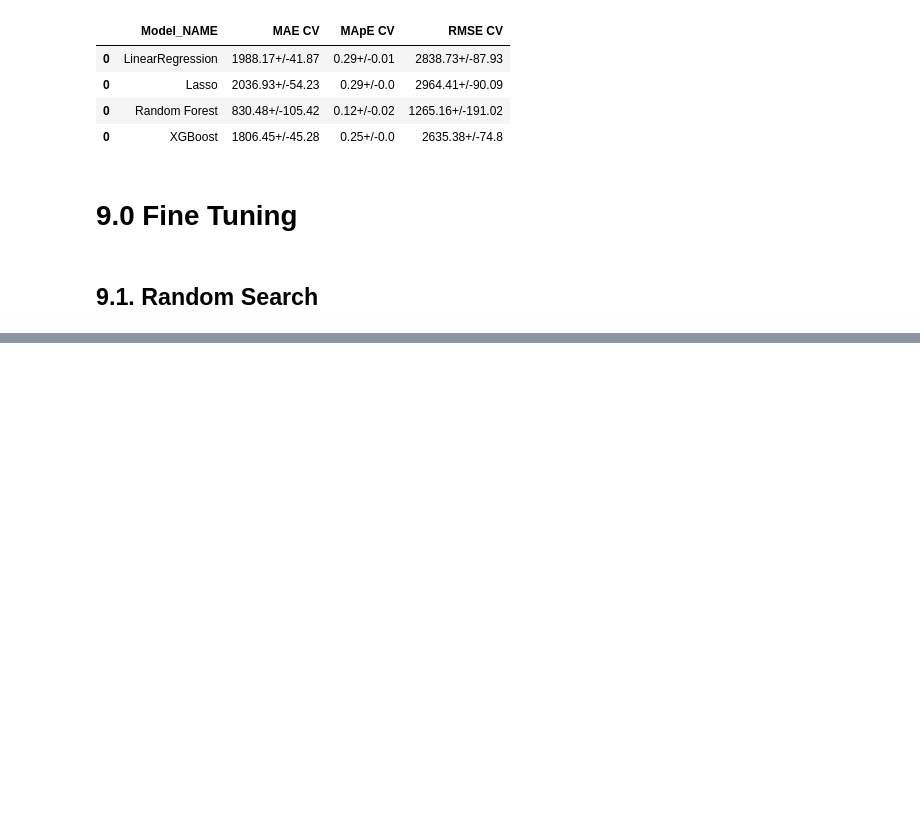
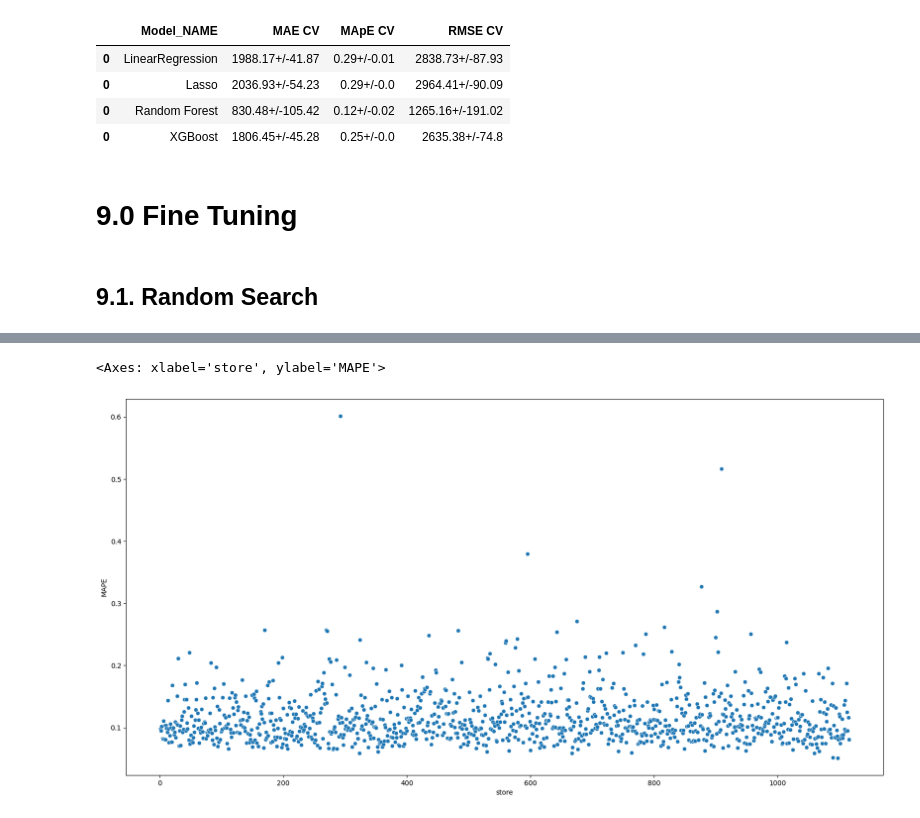
Before and after one commit to thiago-vale/ds-em-producao, a Jupyter notebook: notebooks/store-sales-ŕedictions.ipynb, the cells around one changed output, grey strips where cells are left out. Saved outputs shown, nothing was run; the diff lists cells and outputs as text; code cells hidden in the pictures; blank space fills up the shorter version.

```diff
--- a/notebooks/store-sales-ŕedictions.ipynb
+++ b/notebooks/store-sales-ŕedictions.ipynb
@@ -1388,19 +1419,19 @@ MAX_EVAL = 2
 # %%
 model_xgb_tuned = xgb.XGBRegressor(
                         objective='reg:squarederror',
-                        n_estimators=hp['n_estimators'],
-                        eta=hp['eta'],
-                        max_depth=hp['max_depth'],
-                        subsample=hp['subsample'],
-                        colsample_bytee=hp['colsample_bytee'],
-                        n_jobs=hp['n_jobs'],
-                        min_child_weight=hp['min_child_weight'],
+                        n_estimators=param_tuned['n_estimators'],
+                        eta=param_tuned['eta'],
+                        max_depth=param_tuned['max_depth'],
+                        subsample=param_tuned['subsample'],
+                        colsample_bytee=param_tuned['colsample_bytee'],
+                        n_jobs=param_tuned['n_jobs'],
+                        min_child_weight=param_tuned['min_child_weight'],
                         random_state=42 ).fit( x_train, y_train )
 
 # prediction
 yhat_xgb_tuned = model_xgb_tuned.predict( x_test )
 
-result_xgb_tuned = ml_error(" XGBoost Regressor", np.exprm1( y_test) , np.exprm1( yhat_xgb_tuned ))
+result_xgb_tuned = ml_error(" XGBoost Regressor", np.expm1( y_test) , np.expm1( yhat_xgb_tuned ))
 
 result_xgb_tuned
 # %% [output]
@@ -1407,0 +1444,5 @@ AttributeError: module 'pandas' has no attribute 'Dataframe'
+# %%
+df9 = X_test[ cols_selected_boruta_full ]
+
+df9['sales'] = np.expm1( df9['sales'] )
+df9['predictions'] = np.expm1 ( yhat_xgb_tuned )
@@ -1407,0 +1451,18 @@ AttributeError: module 'pandas' has no attribute 'Dataframe'
+# %%
+#sum_prediciotns
+df91 = df9[[ 'store', 'predictions' ]].groupby( 'store' ).sum().reset_index()
+
+#MAE e MAPE
+df9_aux1 = df9[[ 'store', 'sales', 'predictions' ]].groupby( 'store' ).apply( lambda x: mean_absolute_error( x['sales'], x['predictions'])).reset_index().rename(columns={0:'MAE'})
+df9_aux2 = df9[[ 'store', 'sales', 'predictions' ]].groupby( 'store' ).apply( lambda x: mean_absolute_percentage_error( x['sales'], x['predictions'])).reset_index().rename(columns={0:'MAPE'})
+
+df9_aux3 = pd.merge( df9_aux1 , df9_aux2, how='inner' , on='store' )
+df92 = pd.merge( df91 , df9_aux3, how='inner' , on='store' )
+
+# Scenarios
+df92['pior_scenario'] = df92['predictions'] - df92['MAE']
+df92['melhor_scenario'] = df92['predictions'] + df92['MAE']
+
+df92 = df92[['store','predictions', 'pior_scenario', 'melhor_scenario', 'MAE', 'MAPE']]
+
+df92.head()
@@ -1407,0 +1485,6 @@ AttributeError: module 'pandas' has no attribute 'Dataframe'
+# %%
+plt.figure(figsize=(20,10))
+sns.scatterplot(x='store', y='MAPE', data=df92)
+# %% [output]
+<Axes: xlabel='store', ylabel='MAPE'>
+[figure, added]
```
Also changed, not shown: parts of 29 cells of this notebook, 1 other file.
